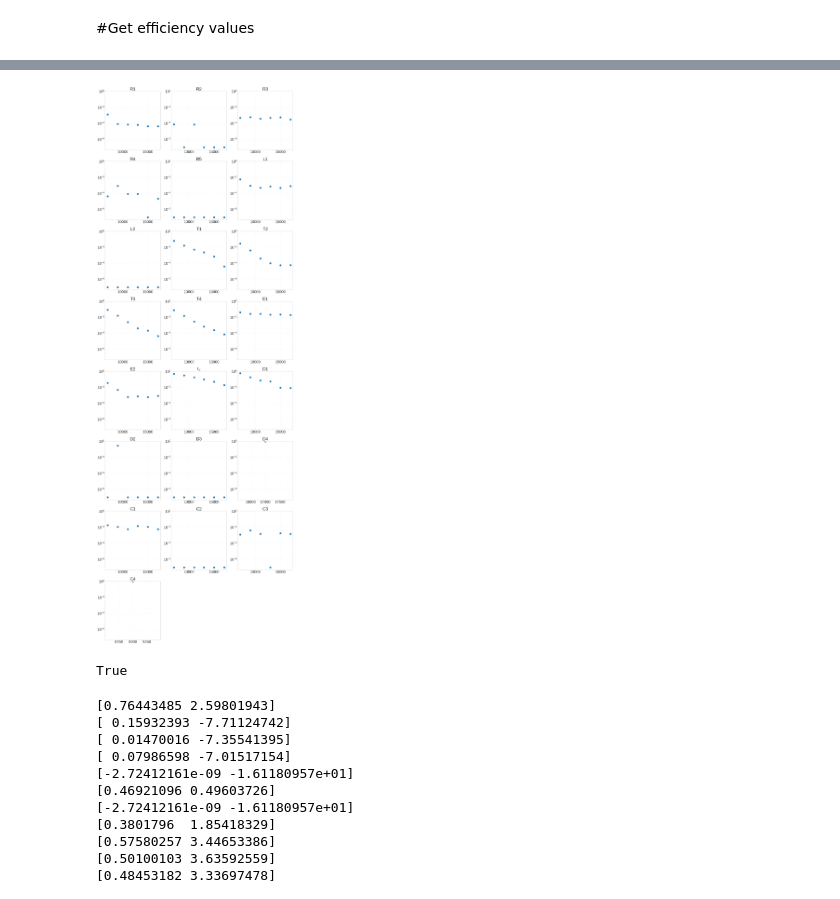
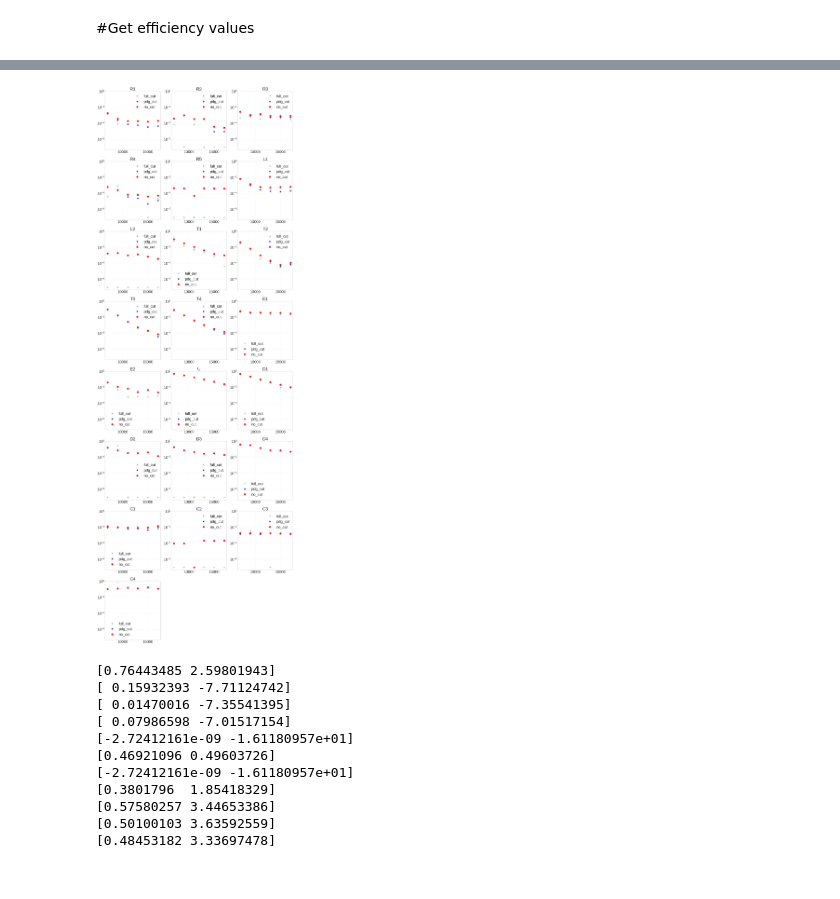
Before and after one commit to aamirkhanov/mu2e_crv, a Jupyter notebook: AnaCRV_INP_v1_4.ipynb, the cells around one changed output, grey strips where cells are left out. Saved outputs shown, nothing was run; the diff lists cells and outputs as text; code cells hidden in the pictures.

```diff
--- a/AnaCRV_INP_v1_4.ipynb
+++ b/AnaCRV_INP_v1_4.ipynb
@@ -646,30 +576,55 @@ True
+# %%
+#ratio_vals = ratio_vals_no_norm
+min_eff_constr = 1e-7
+
+def get_efficiency(_ratio_vals):
+
+  ratio_vals = _ratio_vals
+
+
+  eff = {}
+  for lyield in ratio_vals:
+    eff[lyield] = ratio_vals[lyield][1][0]/ratio_vals[lyield][2][0]
+
+  for lyield in ratio_vals:
+    eff[lyield] = 1-ratio_vals[lyield][1][0]/ratio_vals[lyield][2][0]
+    for index, sec_eff in enumerate(eff[lyield]):
+      if sec_eff == 0 or sec_eff < min_eff_constr:
+        eff[lyield][index] = min_eff_constr
+
+  _eff_by_sec = np.empty((22, 6), float)
+  #for lyield in ratio_vals:
+  #  eff[lyield] = 1-ratio_vals[lyield][1][0]/ratio_vals[lyield][2][0]
+
+  for sec in range(0,len(sectorNames)):
+    for index, lyield in enumerate(eff):
+      _eff_by_sec[sec][index] = eff[lyield][sec]
+
+  return _eff_by_sec
 # %%
+eff_by_sec_full_cut = get_efficiency(ratio_vals_full_cut)
+eff_by_sec_pdg_cut = get_efficiency(ratio_vals_pdg_cut)
+eff_by_sec_no_cut = get_efficiency(ratio_vals_no_cut)
 
-eff_by_sec = np.empty((22, 6), float)
-#for lyield in ratio_vals:
-#  eff[lyield] = 1-ratio_vals[lyield][1][0]/ratio_vals[lyield][2][0]
 
-for sec in range(0,len(sectorNames)):
-  for index, lyield in enumerate(eff):
-    eff_by_sec[sec][index] = eff[lyield][sec]
+
 
 plt.figure(figsize = [20, 60])
 lys = [7000,9000,11000,13000,15000,17000]
 for sec in range(0,len(sectorNames)):
   plt.subplot(8, 3, sec+1)
   #plt.subplots(6, 4, sharex='col')
-  plt.plot(lys, eff_by_sec[sec],'o', label='7000', ms=10)
+  plt.plot(lys, eff_by_sec_full_cut[sec],'g+', label='full_cut', ms=10)
+  plt.plot(lys, eff_by_sec_pdg_cut[sec],'b*', label='pdg_cut', ms=10)
+  plt.plot(lys, eff_by_sec_no_cut[sec],'ro', label='no_cut', ms=10)
   plt.title(sectorNames[sec])
+  plt.legend()
   plt.yscale('log')
   plt.ylim(min_eff_constr*0.5,1)
 #fig.set_figheight(15)
 plt.figure.figsize = [216.4, 214.8]
 # %% [output]
-[figure, old version]
+[figure, new version]
-# %%
-np.isnan(eff_by_sec[17][0])
-# %% [output]
-True
 # %%
 import scipy.optimize as opt
 
```
Also changed, not shown: parts of 8 cells of this notebook.
